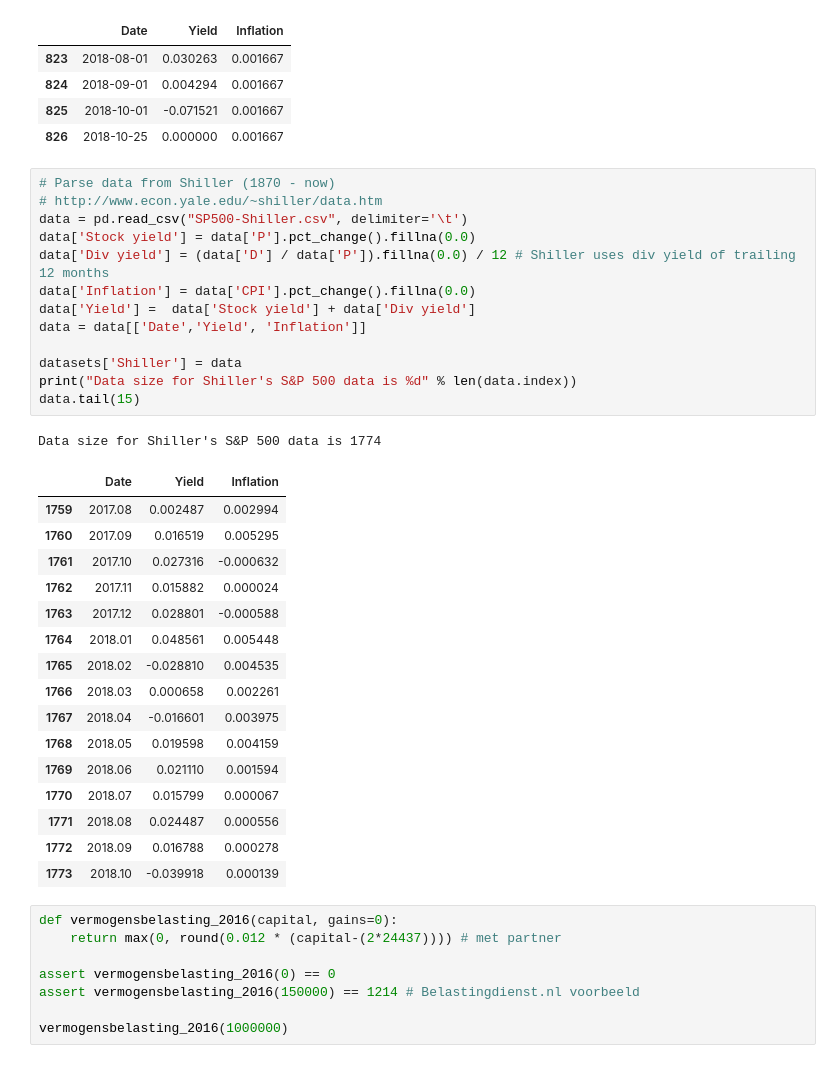
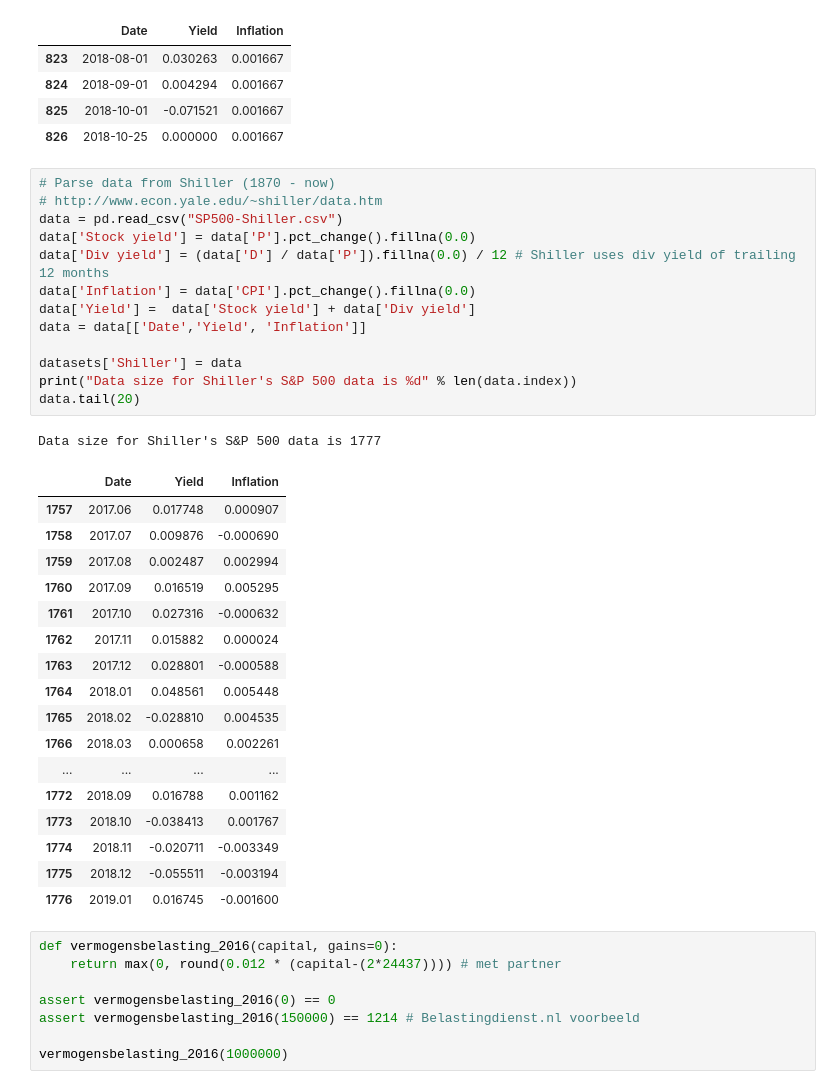
Before and after one commit to dannyvankooten/pd-belastingdruk, a Jupyter notebook: SWR per belastingstelsel.ipynb, the cells around one changed output. Drawn from its saved outputs; the diff is of its cells as text.

Commit message:
update shiller data so it continues to January 2019

```diff
--- a/SWR per belastingstelsel.ipynb
+++ b/SWR per belastingstelsel.ipynb
@@ -26,19 +26,21 @@ Data size for Yahoo's S&P 500 data is 827
 # %%
 # Parse data from Shiller (1870 - now)
 # http://www.econ.yale.edu/~shiller/data.htm
-data = pd.read_csv("SP500-Shiller.csv", delimiter='\t')
+data = pd.read_csv("SP500-Shiller.csv")
 data['Stock yield'] = data['P'].pct_change().fillna(0.0)
 data['Div yield'] = (data['D'] / data['P']).fillna(0.0) / 12 # Shiller uses div yield of trailing 12 months
 data['Inflation'] = data['CPI'].pct_change().fillna(0.0)
 data['Yield'] =  data['Stock yield'] + data['Div yield']
 data = data[['Date','Yield', 'Inflation']]
 
 datasets['Shiller'] = data
 print("Data size for Shiller's S&P 500 data is %d" % len(data.index))
-data.tail(15)
+data.tail(20)
 # %% [output]
-Data size for Shiller's S&P 500 data is 1774
+Data size for Shiller's S&P 500 data is 1777
 |  | Date | Yield | Inflation |
+| 1757 | 2017.06 | 0.017748 | 0.000907 |
+| 1758 | 2017.07 | 0.009876 | -0.000690 |
 | 1759 | 2017.08 | 0.002487 | 0.002994 |
 | 1760 | 2017.09 | 0.016519 | 0.005295 |
 | 1761 | 2017.10 | 0.027316 | -0.000632 |
@@ -47,13 +49,12 @@ Data size for Shiller's S&P 500 data is 1774
 | 1764 | 2018.01 | 0.048561 | 0.005448 |
 | 1765 | 2018.02 | -0.028810 | 0.004535 |
 | 1766 | 2018.03 | 0.000658 | 0.002261 |
-| 1767 | 2018.04 | -0.016601 | 0.003975 |
-| 1768 | 2018.05 | 0.019598 | 0.004159 |
-| 1769 | 2018.06 | 0.021110 | 0.001594 |
-| 1770 | 2018.07 | 0.015799 | 0.000067 |
-| 1771 | 2018.08 | 0.024487 | 0.000556 |
-| 1772 | 2018.09 | 0.016788 | 0.000278 |
-| 1773 | 2018.10 | -0.039918 | 0.000139 |
+| ... | ... | ... | ... |
+| 1772 | 2018.09 | 0.016788 | 0.001162 |
+| 1773 | 2018.10 | -0.038413 | 0.001767 |
+| 1774 | 2018.11 | -0.020711 | -0.003349 |
+| 1775 | 2018.12 | -0.055511 | -0.003194 |
+| 1776 | 2019.01 | 0.016745 | -0.001600 |
 # %%
 def vermogensbelasting_2016(capital, gains=0):
     return max(0, round(0.012 * (capital-(2*24437)))) # met partner
```
Also changed, not shown: parts of 4 cells of this notebook, 2 other files.
